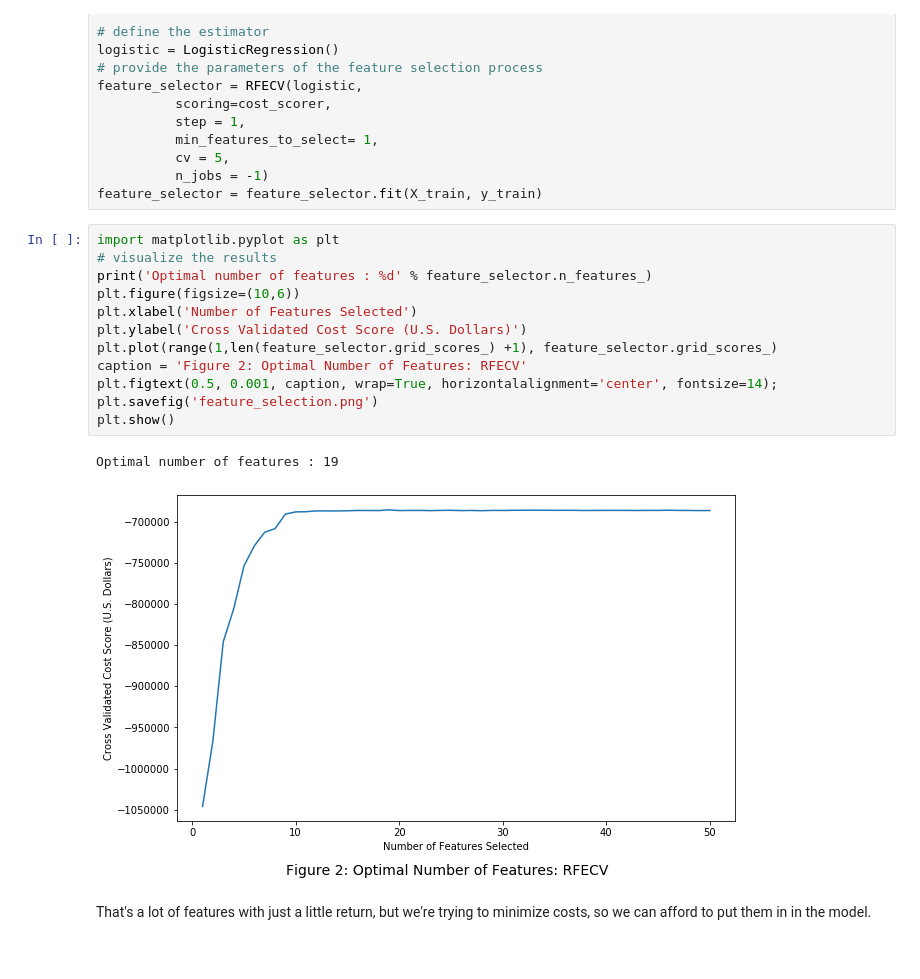
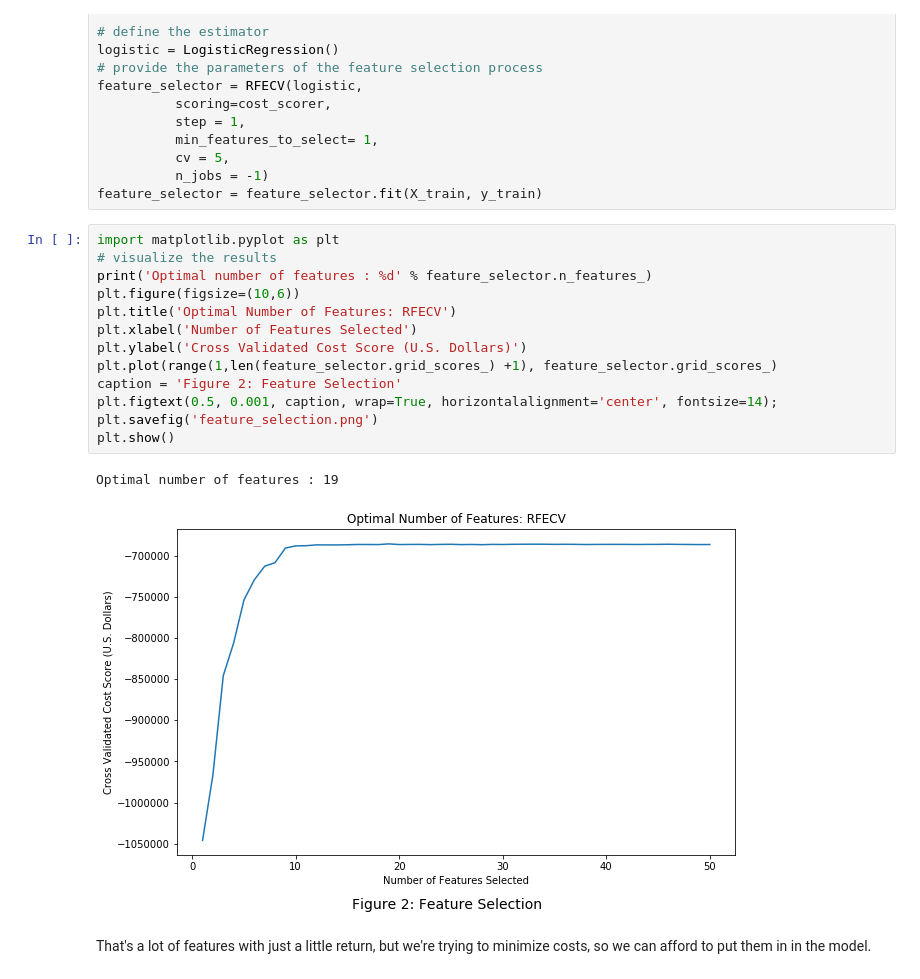
Before and after one commit to sjmiller8182/quant-the-world, a Jupyter notebook: final_project/Final Project.ipynb, the cells around one changed output. Drawn from its saved outputs; the diff is of its cells as text.

```diff
--- a/final_project/Final Project.ipynb
+++ b/final_project/Final Project.ipynb
@@ -356,18 +356,19 @@ feature_selector = feature_selector.fit(X_train, y_train)
 # %%
 import matplotlib.pyplot as plt
 # visualize the results
 print('Optimal number of features : %d' % feature_selector.n_features_)
 plt.figure(figsize=(10,6))
+plt.title('Optimal Number of Features: RFECV')
 plt.xlabel('Number of Features Selected')
 plt.ylabel('Cross Validated Cost Score (U.S. Dollars)')
 plt.plot(range(1,len(feature_selector.grid_scores_) +1), feature_selector.grid_scores_)
-caption = 'Figure 2: Optimal Number of Features: RFECV'
+caption = 'Figure 2: Feature Selection'
 plt.figtext(0.5, 0.001, caption, wrap=True, horizontalalignment='center', fontsize=14);
 plt.savefig('feature_selection.png')
 plt.show()
 # %% [output]
 Optimal number of features : 19
-[figure, old version]
+[figure, new version]
 # %% [markdown]
 That's a lot of features with just a little return, but we're trying to minimize costs, so we can afford to put them in in the model.
 # %%
```
